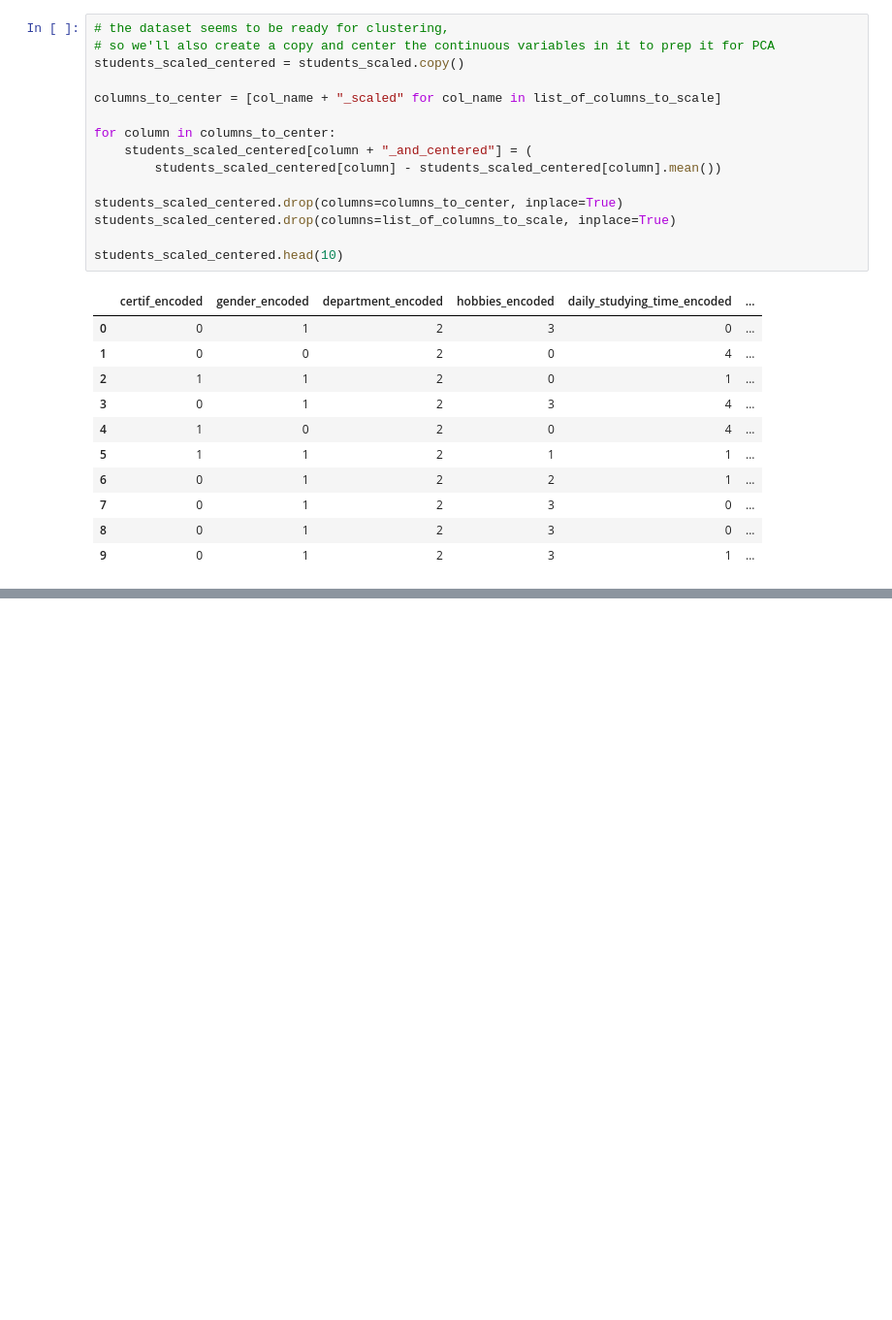
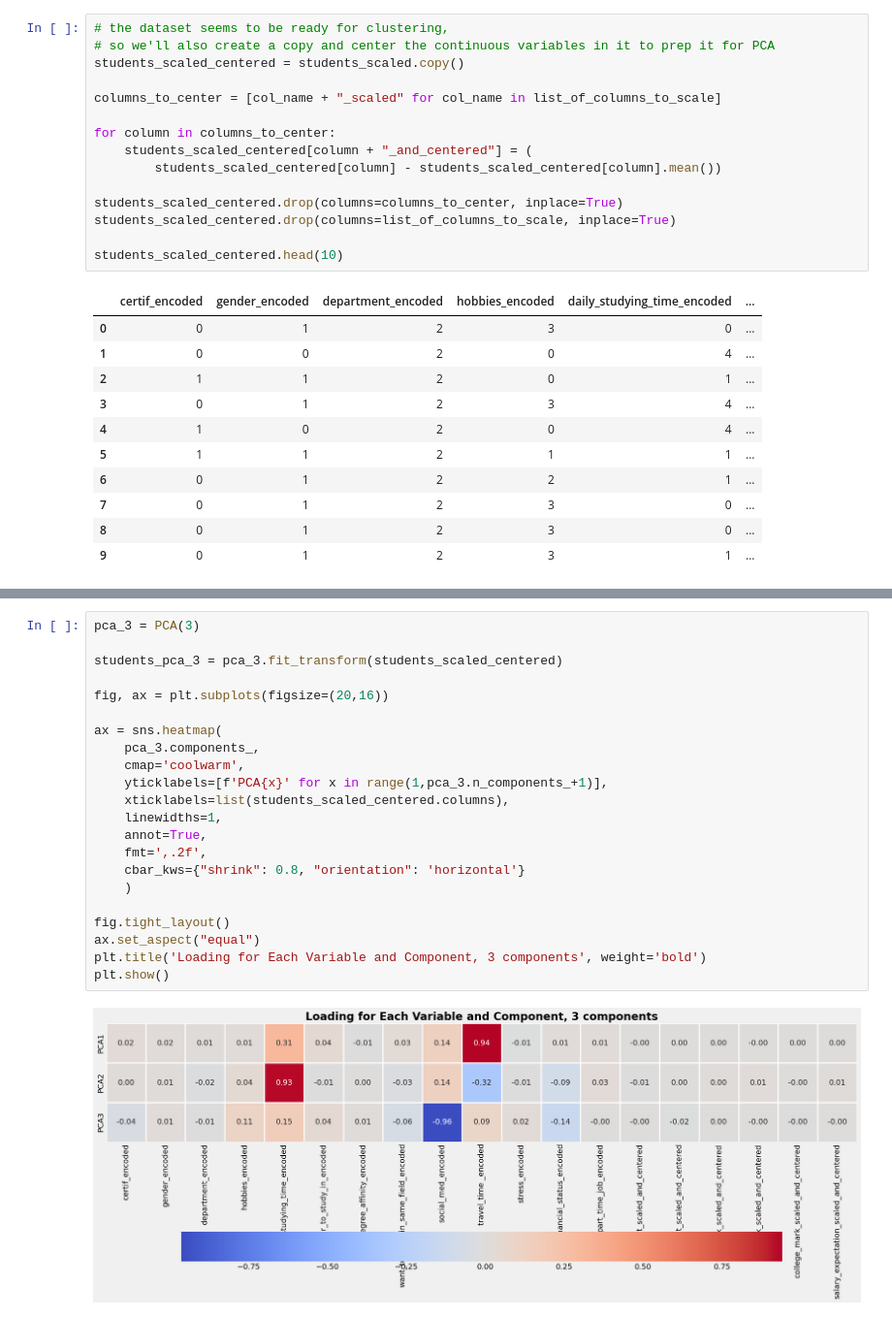
Before and after one commit to subthalamic/subthalamic, a Jupyter notebook: pca-and-clustering/Students attitude and behaviour clustering and PCA.ipynb, the cells around one changed output, grey strips where cells are left out. Shown at 97% size. Cells and saved outputs as stored; diff of their text form; blank space fills up the shorter version.

```diff
--- a/pca-and-clustering/Students attitude and behaviour clustering and PCA.ipynb
+++ b/pca-and-clustering/Students attitude and behaviour clustering and PCA.ipynb
@@ -198,0 +434,24 @@ students_scaled_centered.head(10)
+# %%
+pca_3 = PCA(3)
+
+students_pca_3 = pca_3.fit_transform(students_scaled_centered)
+
+fig, ax = plt.subplots(figsize=(20,16))
+
+ax = sns.heatmap(
+    pca_3.components_,
+    cmap='coolwarm',
+    yticklabels=[f'PCA{x}' for x in range(1,pca_3.n_components_+1)],
+    xticklabels=list(students_scaled_centered.columns),
+    linewidths=1,
+    annot=True,
+    fmt=',.2f',
+    cbar_kws={"shrink": 0.8, "orientation": 'horizontal'}
+    )
+
+fig.tight_layout()
+ax.set_aspect("equal")
+plt.title('Loading for Each Variable and Component, 3 components', weight='bold')
+plt.show()
+# %% [output]
+[figure, added]
```
Also changed, not shown: parts of 28 cells of this notebook, 1 other file.
